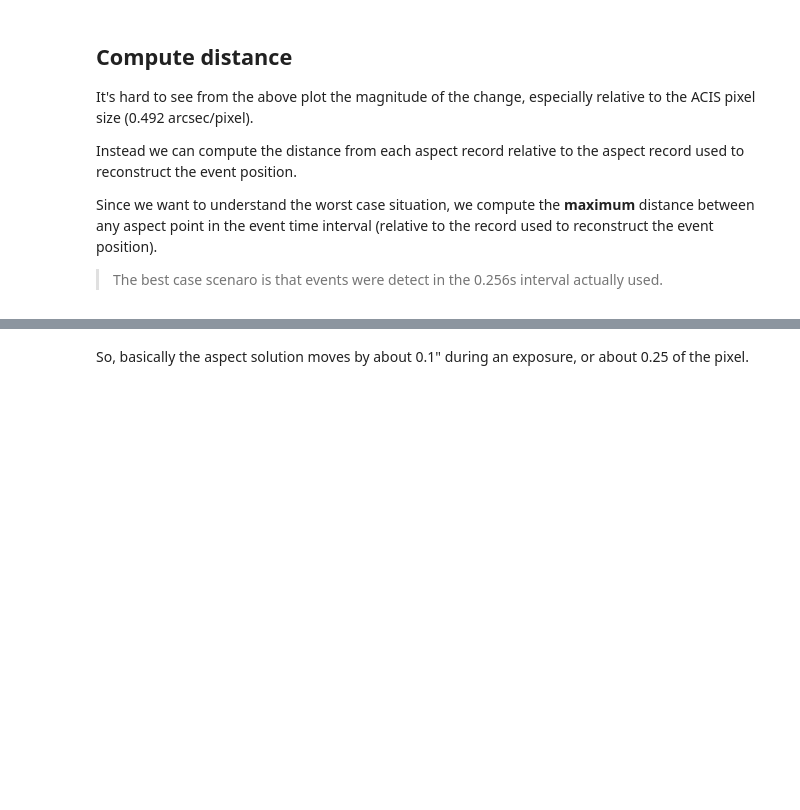
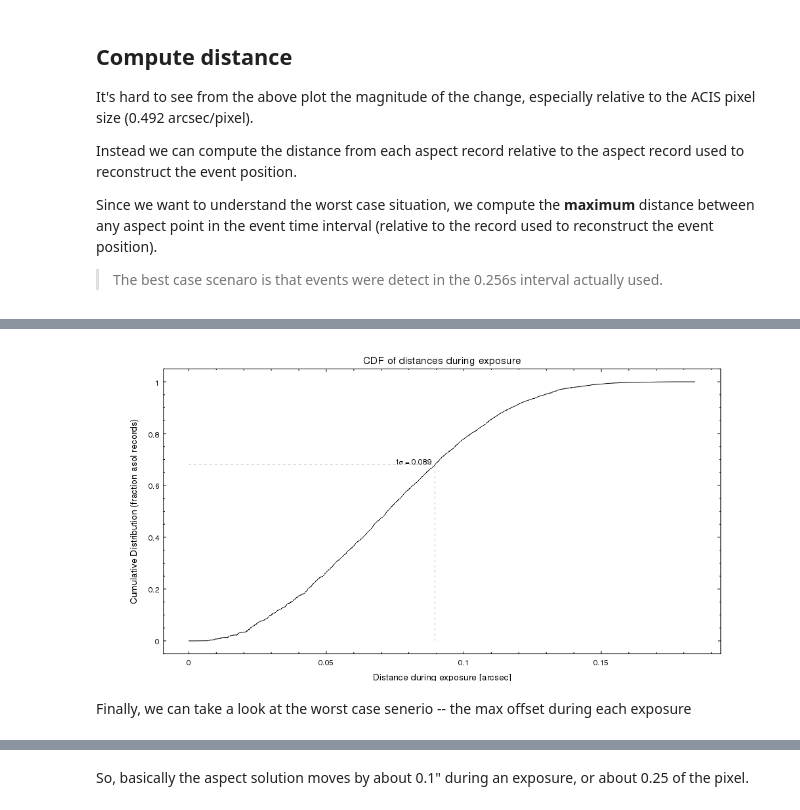
Before and after one commit to kglotfelty/ciao_notebooks, a Jupyter notebook: DitherEffectOnSpatialResolution.ipynb, the cells around one changed output, grey strips where cells are left out. Drawn from its saved outputs; the diff is of its cells as text; code cells hidden in the pictures; blank space fills up the shorter version.

```diff
--- a/DitherEffectOnSpatialResolution.ipynb
+++ b/DitherEffectOnSpatialResolution.ipynb
@@ -371 +418,21 @@ for tt,ut in zip(st_times,used_asol_times):
+# %%
+clear()
+add_window(1024,512)
+set_preference("plot.topmargin","0.07")
+set_preference("plot.leftmargin","0.1")
+set_preference("plot.bottommargin","0.08")
+set_preference("plot.rightmargin","0.07")
+
+add_curve( big_d, cum_d, "symbol.style=none line.style=solid")
+add_line( [one_sigma, one_sigma, 0.0],
+          [0, sigma, sigma], "line.style=shortdash line.color=gray")
+add_label( one_sigma, sigma, "1\sigma = {:.3f}".format(one_sigma), "halign=1.1")
+set_plot_xlabel("Distance during exposure [arcsec]")
+set_plot_ylabel("Cumulative Distribution (fraction asol records)")
+set_plot_title("CDF of distances during exposure")
+my_print()
+# %% [output]
+[figure, added]
+# %% [markdown]
+Finally, we can take a look at the worst case senerio -- the max offset during each exposure
 # %%
```
Also changed, not shown: parts of 15 cells of this notebook.
